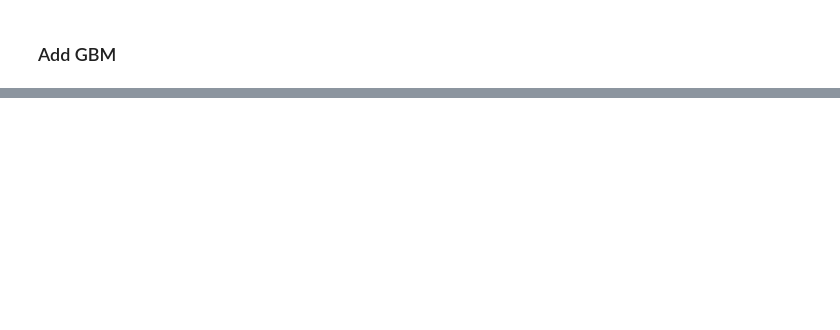
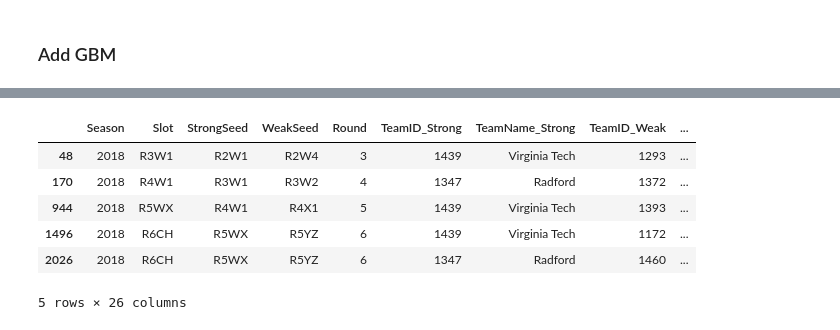
Before and after one commit to mprego/NCAA_Tourney_Opt, a Jupyter notebook: notebooks/03_Create_Opt_Input.ipynb, the cells around one changed output, grey strips where cells are left out. Drawn from its saved outputs; the diff is of its cells as text; code cells hidden in the pictures; blank space fills up the shorter version.

```diff
--- a/notebooks/03_Create_Opt_Input.ipynb
+++ b/notebooks/03_Create_Opt_Input.ipynb
@@ -84,7 +84,7 @@ rpi.head()
 # %% [markdown]
 ### Load models
 # %%
-with open('..data/xgb.p', 'rb') as handle:
+with open('../data/xgb.p', 'rb') as handle:
     xgb_model = pickle.load(handle)
 # %% [markdown]
 ## Data Prep
@@ -509,7 +509,8 @@ def apply_glm(oss, osw, rs, rsd, rw, rwd):
          9.31424100e-15,  4.78439446e-03,  9.31424100e-15]
     return (1/(1+np.e**(-1*(b0+B[0]*oss + B[1]*osw + B[2]*rs + B[3]*rsd + B[4]*rw + B[5]*rwd))))
 # %%
-pred['Win_Prob_glm'] = apply_glm(pred['Orig_Seed_Strong'], pred['Orig_Seed_Weak'], pred['RPI_Strong'], pred['RPI_Strong_Dummy'], pred['RPI_Weak'], pred['RPI_Weak_Dummy'])
+pred['Win_Prob_glm_temp'] = apply_glm(pred['Orig_Seed_Strong'], pred['Orig_Seed_Weak'], pred['RPI_Strong'], pred['RPI_Strong_Dummy'], pred['RPI_Weak'], pred['RPI_Weak_Dummy'])
+pred['Win_Prob_glm'] = [p if c==1 else (1-p) for c,p in zip(pred['comp'], pred['Win_Prob_glm_temp'])]
 
 pred.head()
 # %% [output]
@@ -524,4 +525,5 @@ pred.head()
 ### Add GBM
 # %%
 X_gbm = pred[['Orig_Seed_Strong', 'Orig_Seed_Weak', 'RPI_Strong', 'RPI_Strong_Dummy', 'RPI_Weak', 'RPI_Weak_Dummy']]
-pred['Win_Prob_gbm'] = [x[1] for x in xgb_model.predict_proba(X_gbm)]
+pred['Win_Prob_gbm_temp'] = [x[1] for x in xgb_model.predict_proba(X_gbm)]
+pred['Win_Prob_gbm'] = [p if c==1 else (1-p) for c,p in zip(pred['comp'], pred['Win_Prob_gbm_temp'])]
@@ -528,2 +540,12 @@ pred['Win_Prob_gbm'] = [x[1] for x in xgb_model.predict_proba(X_gbm)]
 # %%
 pred.to_csv('../data/opt_input.csv', index=False)
+# %%
+pred.loc[(pred['Win_Prob_glm']-pred['Win_Prob_gbm'])>.3]
+# %% [output]
+|  | Season | Slot | StrongSeed | WeakSeed | Round | TeamID_Strong | TeamName_Strong | TeamID_Weak | ... |
+| 48 | 2018 | R3W1 | R2W1 | R2W4 | 3 | 1439 | Virginia Tech | 1293 | ... |
+| 170 | 2018 | R4W1 | R3W1 | R3W2 | 4 | 1347 | Radford | 1372 | ... |
+| 944 | 2018 | R5WX | R4W1 | R4X1 | 5 | 1439 | Virginia Tech | 1393 | ... |
+| 1496 | 2018 | R6CH | R5WX | R5YZ | 6 | 1439 | Virginia Tech | 1172 | ... |
+| 2026 | 2018 | R6CH | R5WX | R5YZ | 6 | 1347 | Radford | 1460 | ... |
+5 rows × 26 columns
```
Also changed, not shown: parts of 2 cells of this notebook.
